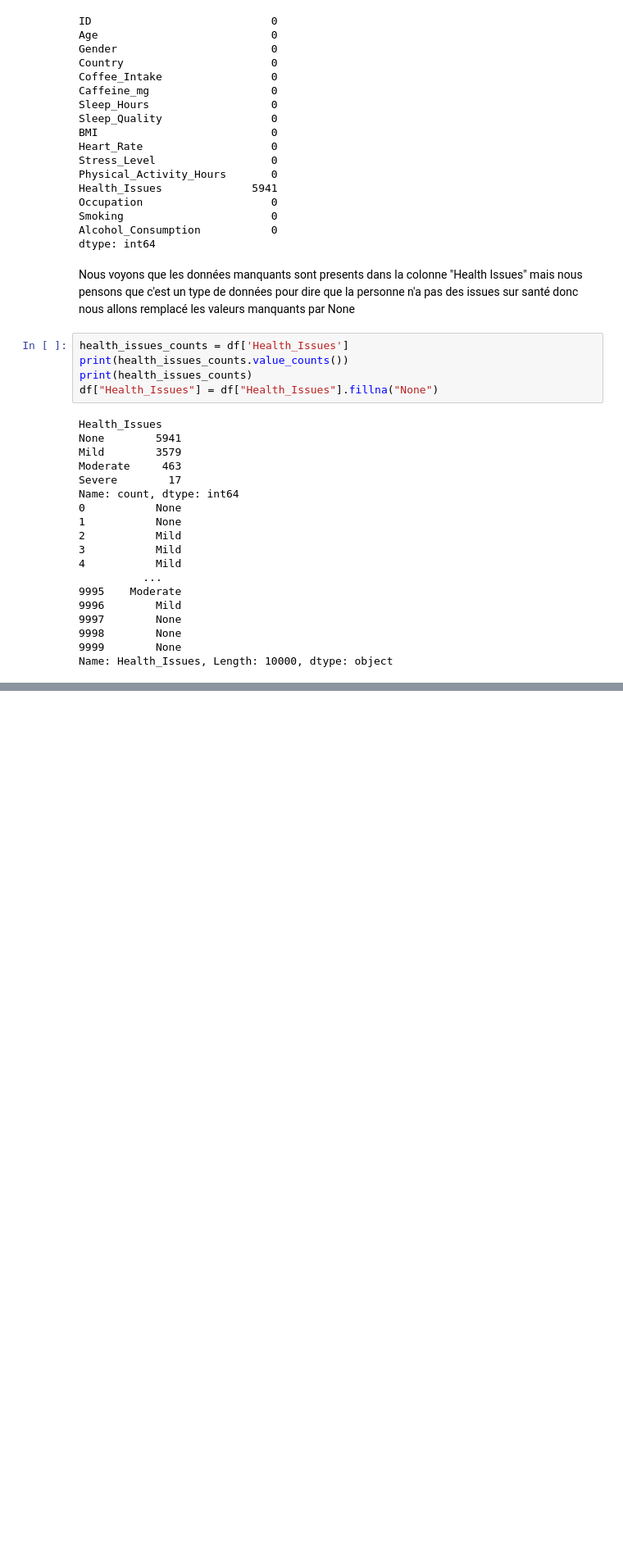
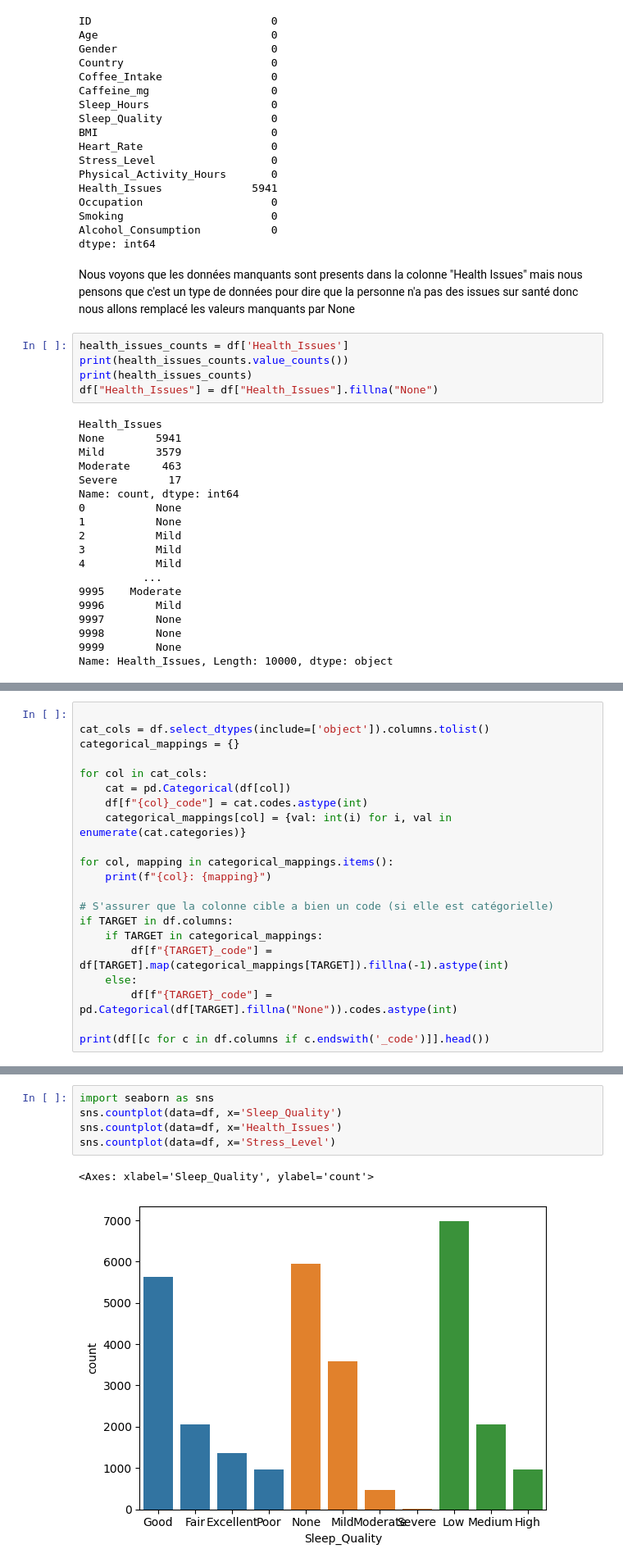
Before and after one commit to riada-zotiny/Processus_data, a Jupyter notebook: projet_AA.ipynb, the cells around one changed output, grey strips where cells are left out. Shown at 82% size. Cells and saved outputs as stored; diff of their text form; blank space fills up the shorter version.

```diff
--- a/projet_AA.ipynb
+++ b/projet_AA.ipynb
@@ -169,0 +247,21 @@ Name: Health_Issues, Length: 10000, dtype: object
+# %%
+
+cat_cols = df.select_dtypes(include=['object']).columns.tolist()
+categorical_mappings = {}
+
+for col in cat_cols:
+    cat = pd.Categorical(df[col])
+    df[f"{col}_code"] = cat.codes.astype(int)
+    categorical_mappings[col] = {val: int(i) for i, val in enumerate(cat.categories)}
+
+for col, mapping in categorical_mappings.items():
+    print(f"{col}: {mapping}")
+
+# S'assurer que la colonne cible a bien un code (si elle est catégorielle)
+if TARGET in df.columns:
+    if TARGET in categorical_mappings:
+        df[f"{TARGET}_code"] = df[TARGET].map(categorical_mappings[TARGET]).fillna(-1).astype(int)
+    else:
+        df[f"{TARGET}_code"] = pd.Categorical(df[TARGET].fillna("None")).codes.astype(int)
+
+print(df[[c for c in df.columns if c.endswith('_code')]].head())
@@ -169,0 +329,8 @@ Name: Health_Issues, Length: 10000, dtype: object
+# %%
+import seaborn as sns
+sns.countplot(data=df, x='Sleep_Quality')
+sns.countplot(data=df, x='Health_Issues')
+sns.countplot(data=df, x='Stress_Level')
+# %% [output]
+<Axes: xlabel='Sleep_Quality', ylabel='count'>
+[figure, added]
```
Also changed, not shown: parts of 12 cells of this notebook.
